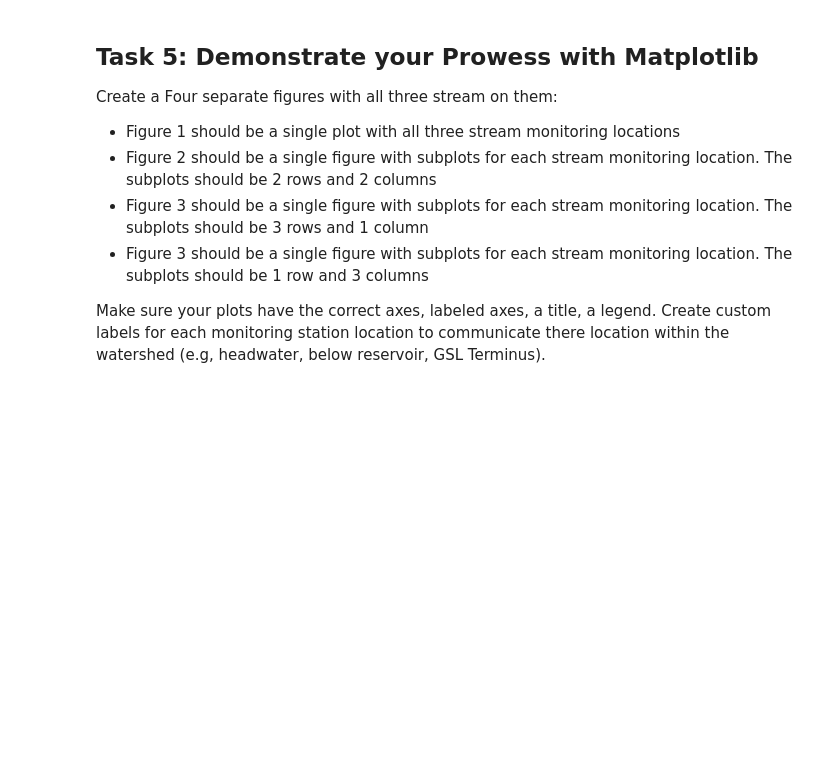
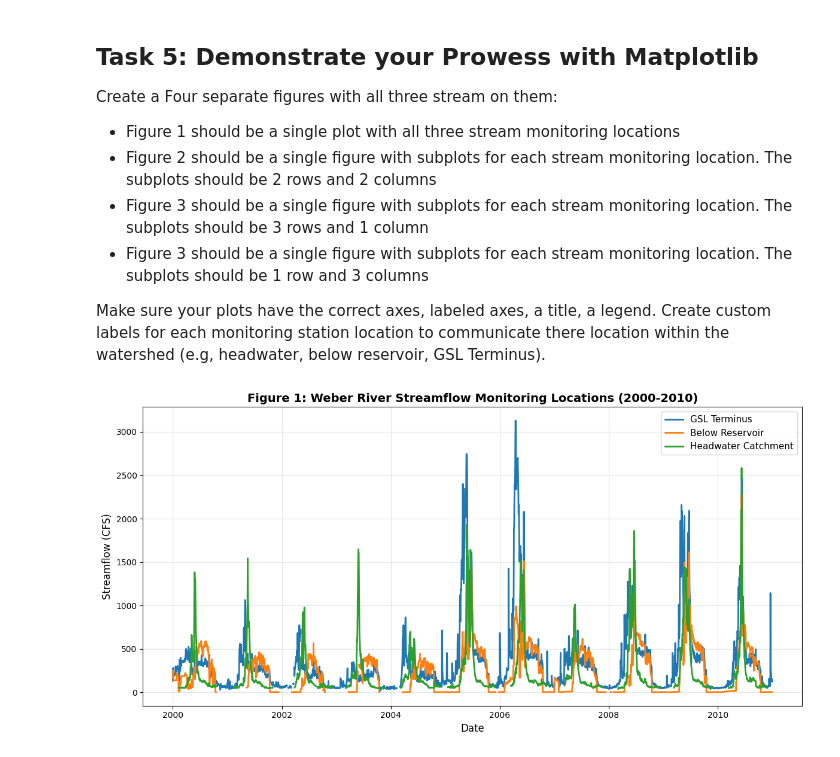
Before and after one commit to magnustveit1/CommunicatingData-Plotting, a Jupyter notebook: Matplotlib/Matplotlib_Exercises.ipynb, the cells around one changed output. Drawn from its saved outputs; the diff is of its cells as text; code cells hidden in the pictures; blank space fills up the shorter version.

```diff
--- a/Matplotlib/Matplotlib_Exercises.ipynb
+++ b/Matplotlib/Matplotlib_Exercises.ipynb
@@ -147,0 +124,11 @@ Datetime
+# %%
+# Create All_Streams with Datetime and three CFS columns
+cfs_data = {}
+for label, df in datasubset.items():
+    if label in rename_map:
+        new_col_name = rename_map[label]
+        cfs_data[new_col_name] = df['USGS_flow']
+
+# Build DataFrame from the CFS series and reset index to make Datetime a column
+All_Streams = pd.DataFrame(cfs_data).reset_index()
+print(All_Streams[90:95])
@@ -156,3 +150,73 @@ Create a Four separate figures with all three stream on them:
 * Figure 3 should be a single figure with subplots for each stream monitoring location. The subplots should be 1 row and 3 columns
 
 Make sure your plots have the correct axes, labeled axes, a title, a legend. Create custom labels for each monitoring station location to communicate there location within the watershed (e.g, headwater, below reservoir, GSL Terminus).
+# %%
+# Define descriptive labels for each stream location
+stream_labels = {
+    'CFS_Term': 'GSL Terminus',
+    'CFS_BelowRes': 'Below Reservoir',
+    'CFS_Head': 'Headwater Catchment'
+}
+
+# Figure 1: Single plot with all three streams
+fig1, ax1 = plt.subplots(figsize=(12, 6))
+for col in ['CFS_Term', 'CFS_BelowRes', 'CFS_Head']:
+    ax1.plot(All_Streams['Datetime'], All_Streams[col], label=stream_labels[col], linewidth=2)
+ax1.set_xlabel('Date', fontsize=12)
+ax1.set_ylabel('Streamflow (CFS)', fontsize=12)
+ax1.set_title('Figure 1: Weber River Streamflow Monitoring Locations (2000-2010)', fontsize=14, fontweight='bold')
+ax1.legend(loc='best', fontsize=11)
+ax1.grid(True, alpha=0.3)
+plt.tight_layout()
+plt.show()
+
+# Figure 2: 2 rows x 2 columns subplots
+fig2, axes2 = plt.subplots(2, 2, figsize=(14, 10))
+streams = ['CFS_Term', 'CFS_BelowRes', 'CFS_Head']
+positions = [(0, 0), (0, 1), (1, 0)]
+
+for i, (stream, pos) in enumerate(zip(streams, positions)):
+    ax = axes2[pos]
+    ax.plot(All_Streams['Datetime'], All_Streams[stream], color='steelblue', linewidth=2)
+    ax.set_xlabel('Date', fontsize=10)
+    ax.set_ylabel('Streamflow (CFS)', fontsize=10)
+    ax.set_title(stream_labels[stream], fontsize=12, fontweight='bold')
+    ax.grid(True, alpha=0.3)
+
+# Hide the empty subplot (1, 1)
+axes2[1, 1].set_visible(False)
+fig2.suptitle('Figure 2: Weber River Streamflow by Location', fontsize=14, fontweight='bold')
+plt.tight_layout()
+plt.show()
+
+# Figure 3: 3 rows x 1 column subplots
+fig3, axes3 = plt.subplots(3, 1, figsize=(12, 12))
+streams = ['CFS_Term', 'CFS_BelowRes', 'CFS_Head']
+
+for i, (stream, ax) in enumerate(zip(streams, axes3)):
+    ax.plot(All_Streams['Datetime'], All_Streams[stream], color='darkgreen', linewidth=2)
+    ax.set_xlabel('Date', fontsize=10)
+    ax.set_ylabel('Streamflow (CFS)', fontsize=10)
+    ax.set_title(stream_labels[stream], fontsize=12, fontweight='bold')
+    ax.grid(True, alpha=0.3)
+
+fig3.suptitle('Figure 3: Weber River Streamflow by Location', fontsize=14, fontweight='bold')
+plt.tight_layout()
+plt.show()
+
+# Figure 4: 1 row x 3 columns subplots
+fig4, axes4 = plt.subplots(1, 3, figsize=(16, 5))
+streams = ['CFS_Term', 'CFS_BelowRes', 'CFS_Head']
+
+for stream, ax in zip(streams, axes4):
+    ax.plot(All_Streams['Datetime'], All_Streams[stream], color='darkorange', linewidth=2)
+    ax.set_xlabel('Date', fontsize=10)
+    ax.set_ylabel('Streamflow (CFS)', fontsize=10)
+    ax.set_title(stream_labels[stream], fontsize=12, fontweight='bold')
+    ax.grid(True, alpha=0.3)
+
+fig4.suptitle('Figure 4: Weber River Streamflow by Location', fontsize=14, fontweight='bold')
+plt.tight_layout()
+plt.show()
+# %% [output]
+[figure, added]
```
Also changed, not shown: parts of 4 cells of this notebook, 3 other files.
